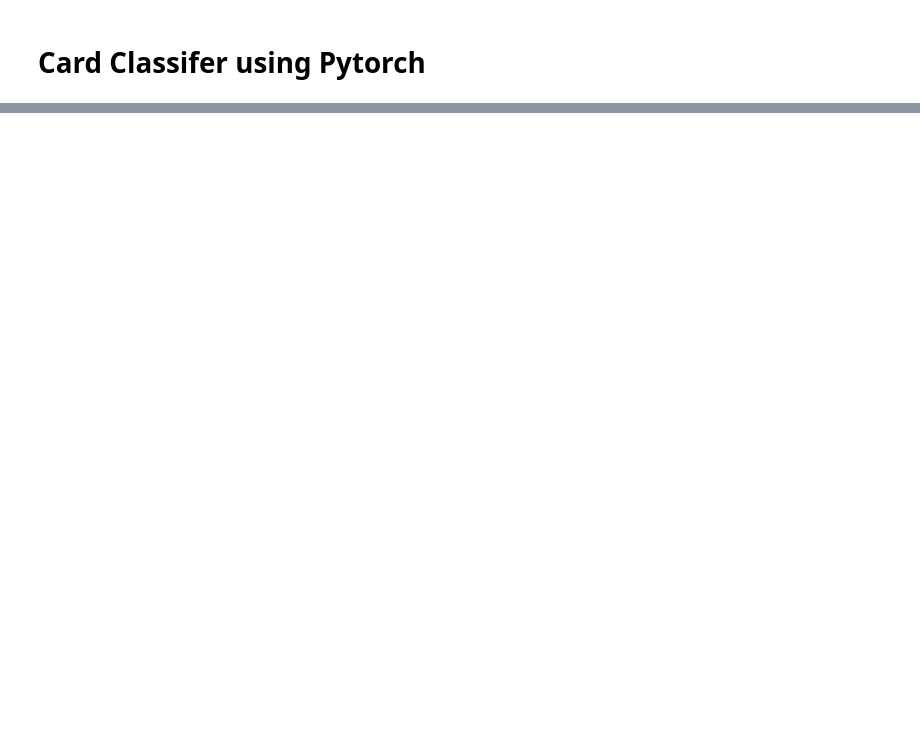
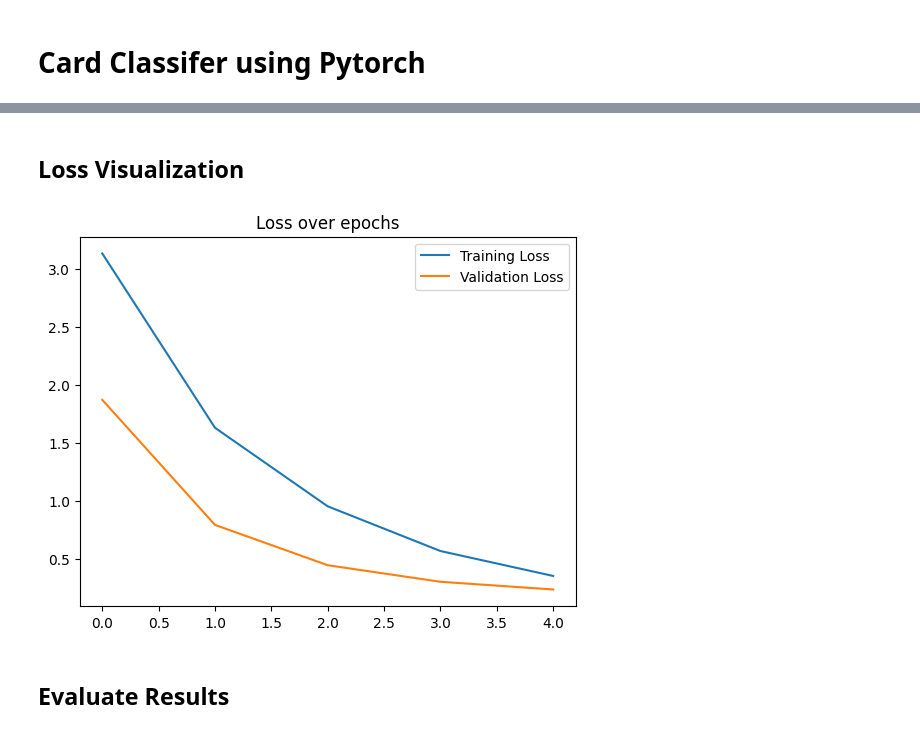
Before and after one commit to nikoparas1/PlayingCardClassifier, a Jupyter notebook: classifier.ipynb, the cells around one changed output, grey strips where cells are left out. Drawn from its saved outputs; the diff is of its cells as text; code cells hidden in the pictures; blank space fills up the shorter version.

Commit message:
implemented classification of playing cards

```diff
--- a/classifier.ipynb
+++ b/classifier.ipynb
@@ -35,4 +113,21 @@ class CardDataset(Dataset):
     @property
     def classes(self):
         return self.data.classes
+
+
+class CardClassifier(nn.Module):
+    def __init__(self, num_classes=53):
+        super(CardClassifier, self).__init__()
+        self.base_model = timm.create_model(
+            model_name="efficientnet_b0", pretrained=True
+        )
+        self.features = nn.Sequential(*list(self.base_model.children())[:-1])
+
+        enet_out_size = 1280
+        self.classifier = nn.Linear(enet_out_size, num_classes)
+
+    def forward(self, x):
+        x = self.features(x)
+        output = self.classifier(x)
+        return output
 # %% [markdown]
@@ -40,3 +135,17 @@ class CardDataset(Dataset):
 # %%
-dataset = CardDataset(root="./data/train")
-print(f"Size: {len(dataset)}")
+train_dir = "./data/train"
+test_dir = "./data/test"
+valid_dir = "./data/valid"
+
+target_to_class = {v: k for k, v, in ImageFolder(train_dir).class_to_idx.items()}
+print(target_to_class)
+
+transform = transforms.Compose([transforms.Resize((128, 128)), transforms.ToTensor()])
+
+train_dataset = CardDataset(root=train_dir, transform=transform)
+test_dataset = CardDataset(root=test_dir, transform=transform)
+valid_dataset = CardDataset(root=valid_dir, transform=transform)
+
+train_dataloader = DataLoader(dataset=train_dataset, batch_size=32, shuffle=True)
+test_dataloader = DataLoader(dataset=test_dataset, batch_size=32, shuffle=False)
+valid_dataloader = DataLoader(dataset=valid_dataset, batch_size=32, shuffle=False)
@@ -46,0 +209,12 @@ image
+# %% [markdown]
+## Loss Visualization
+# %%
+plt.plot(train_losses, label="Training Loss")
+plt.plot(val_losses, label="Validation Loss")
+plt.legend()
+plt.title("Loss over epochs")
+plt.show()
+# %% [output]
+[figure, added]
+# %% [markdown]
+## Evaluate Results
```
Also changed, not shown: parts of 13 cells of this notebook, 2 other files.
